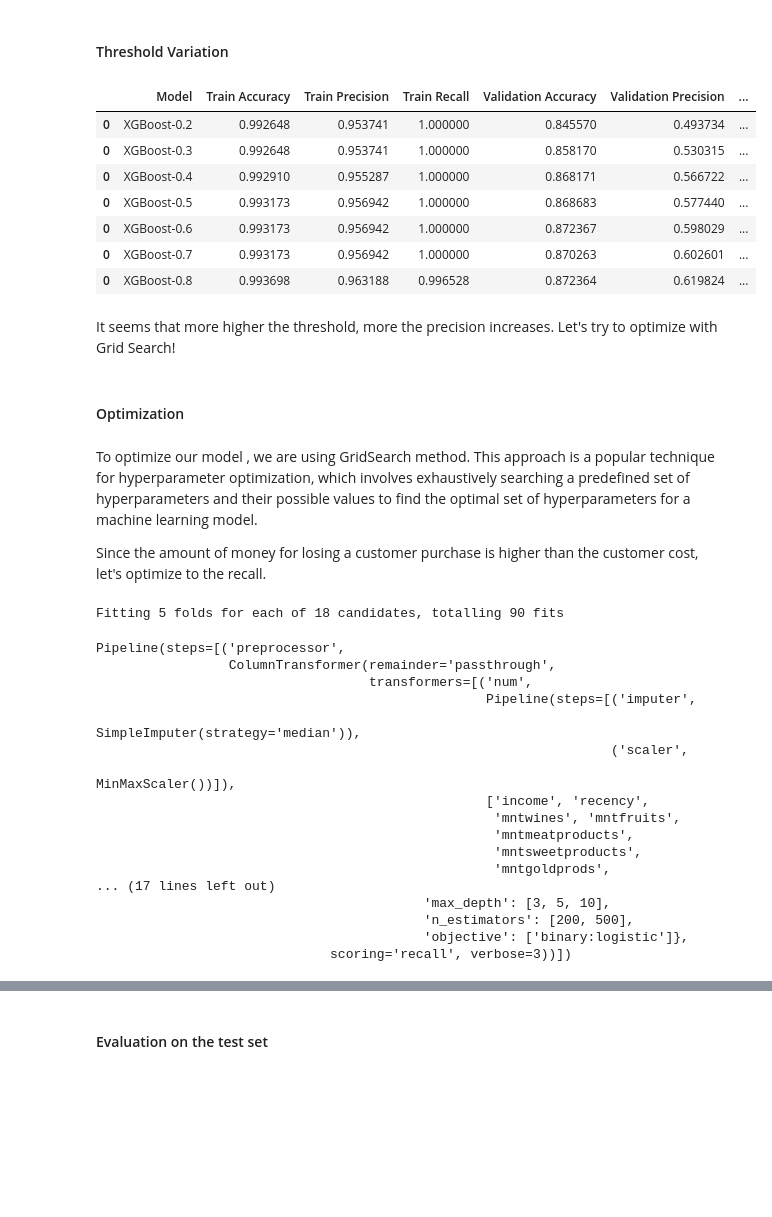
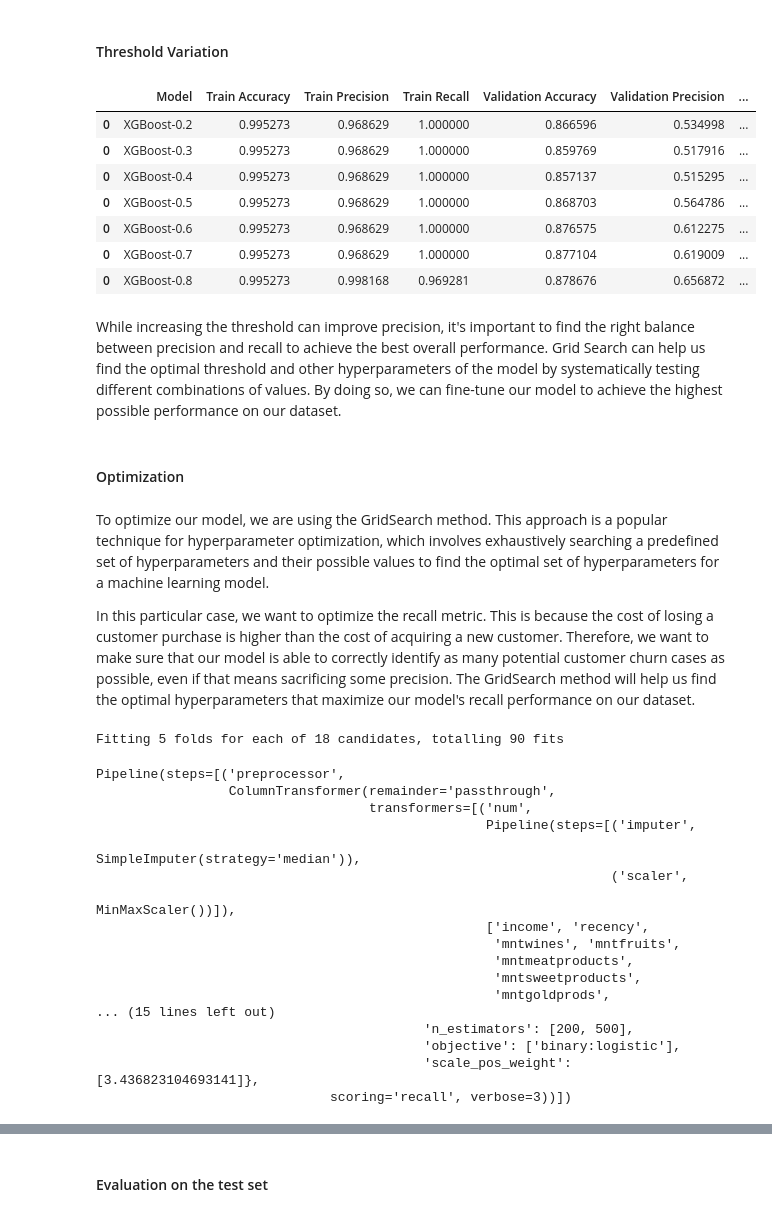
Before and after one commit to jooaobrum/marketing_campaign_CRM_case, a Jupyter notebook: notebooks/crm_ifood_propensity_exploration.ipynb, the cells around one changed output, grey strips where cells are left out. Saved outputs shown, nothing was run; the diff lists cells and outputs as text; code cells hidden in the pictures; blank space fills up the shorter version.

```diff
--- a/notebooks/crm_ifood_propensity_exploration.ipynb
+++ b/notebooks/crm_ifood_propensity_exploration.ipynb
@@ -618,0 +617,4 @@ scale_pos_weight = sum(y_train == 0) / sum(y_train == 1)
+# %%
+# Compute class weights
+class_weights = compute_class_weight('balanced', classes=np.unique(y_train), y=y_train)
+class_weight_dict = dict(enumerate(class_weights))
@@ -638,29 +644,29 @@ The cross-entropy loss doesn't show a improvement. Let's try to play with the th
 # %%
 thresholds = [0.2, 0.3, 0.4, 0.5, 0.6, 0.7, 0.8]
 
 thr_res = pd.DataFrame()
 for thr in thresholds:
-    res = evaluate_models([('XGBoost-' + str(thr), XGBClassifier(objective = 'binary:logistic', eval_metric = 'logloss', scale_pos_weight = scale_pos_weight))], X_train, y_train, cv = 3, threshold=thr)
+    res = evaluate_models([('XGBoost-' + str(thr), XGBClassifier(objective = 'binary:logistic', eval_metric = 'logloss', scale_pos_weight  = class_weight_dict[1]))], X_train, y_train, cv = 3, threshold=thr)
     thr_res = pd.concat([thr_res, res])
 
 thr_res
 # %% [output]
 |  | Model | Train Accuracy | Train Precision | Train Recall | Validation Accuracy | Validation Precision | ... |
-| 0 | XGBoost-0.2 | 0.992648 | 0.953741 | 1.000000 | 0.845570 | 0.493734 | ... |
-| 0 | XGBoost-0.3 | 0.992648 | 0.953741 | 1.000000 | 0.858170 | 0.530315 | ... |
-| 0 | XGBoost-0.4 | 0.992910 | 0.955287 | 1.000000 | 0.868171 | 0.566722 | ... |
-| 0 | XGBoost-0.5 | 0.993173 | 0.956942 | 1.000000 | 0.868683 | 0.577440 | ... |
-| 0 | XGBoost-0.6 | 0.993173 | 0.956942 | 1.000000 | 0.872367 | 0.598029 | ... |
-| 0 | XGBoost-0.7 | 0.993173 | 0.956942 | 1.000000 | 0.870263 | 0.602601 | ... |
-| 0 | XGBoost-0.8 | 0.993698 | 0.963188 | 0.996528 | 0.872364 | 0.619824 | ... |
+| 0 | XGBoost-0.2 | 0.995273 | 0.968629 | 1.000000 | 0.866596 | 0.534998 | ... |
+| 0 | XGBoost-0.3 | 0.995273 | 0.968629 | 1.000000 | 0.859769 | 0.517916 | ... |
+| 0 | XGBoost-0.4 | 0.995273 | 0.968629 | 1.000000 | 0.857137 | 0.515295 | ... |
+| 0 | XGBoost-0.5 | 0.995273 | 0.968629 | 1.000000 | 0.868703 | 0.564786 | ... |
+| 0 | XGBoost-0.6 | 0.995273 | 0.968629 | 1.000000 | 0.876575 | 0.612275 | ... |
+| 0 | XGBoost-0.7 | 0.995273 | 0.968629 | 1.000000 | 0.877104 | 0.619009 | ... |
+| 0 | XGBoost-0.8 | 0.995273 | 0.998168 | 0.969281 | 0.878676 | 0.656872 | ... |
-# %% [markdown]
-It seems that more higher the threshold, more the precision increases. Let's try to optimize with Grid Search!
+# %% [markdown]
+While increasing the threshold can improve precision, it's important to find the right balance between precision and recall to achieve the best overall performance. Grid Search can help us find the optimal threshold and other hyperparameters of the model by systematically testing different combinations of values. By doing so, we can fine-tune our model to achieve the highest possible performance on our dataset.
 # %% [markdown]
 #### Optimization
 # %% [markdown]
-To optimize our model , we are using GridSearch method. This approach is a popular technique for hyperparameter optimization, which involves exhaustively searching a predefined set of hyperparameters and their possible values to find the optimal set of hyperparameters for a machine learning model.
+To optimize our model, we are using the GridSearch method. This approach is a popular technique for hyperparameter optimization, which involves exhaustively searching a predefined set of hyperparameters and their possible values to find the optimal set of hyperparameters for a machine learning model.
 
-Since the amount of money for losing a customer purchase is higher than the customer cost, let's optimize to the recall.
+In this particular case, we want to optimize the recall metric. This is because the cost of losing a customer purchase is higher than the cost of acquiring a new customer. Therefore, we want to make sure that our model is able to correctly identify as many potential customer churn cases as possible, even if that means sacrificing some precision. The GridSearch method will help us find the optimal hyperparameters that maximize our model's recall performance on our dataset.
 # %%
 skf = StratifiedKFold(n_splits=5, shuffle=True, random_state=42)
 
@@ -668,7 +674,8 @@ param_grid = {
     'learning_rate': [0.01, 0.1, 0.3],
     'max_depth': [3, 5, 10],
     'n_estimators': [200, 500],
-    'objective' : ['binary:logistic']
+    'objective' : ['binary:logistic'],
+    'scale_pos_weight' : [class_weight_dict[1]]
 }
 
 model = XGBClassifier()
@@ -703,10 +710,10 @@ Pipeline(steps=[('preprocessor',
                                                    'mntmeatproducts',
                                                    'mntsweetproducts',
                                                    'mntgoldprods',
-... (17 lines left out)
-                                          'max_depth': [3, 5, 10],
+... (15 lines left out)
                                           'n_estimators': [200, 500],
-                                          'objective': ['binary:logistic']},
+                                          'objective': ['binary:logistic'],
+                                          'scale_pos_weight': [3.436823104693141]},
                               scoring='recall', verbose=3))])
 # %%
 pd.DataFrame(grid_search.cv_results_).sort_values('rank_test_score')
```
Also changed, not shown: parts of 38 cells of this notebook.
